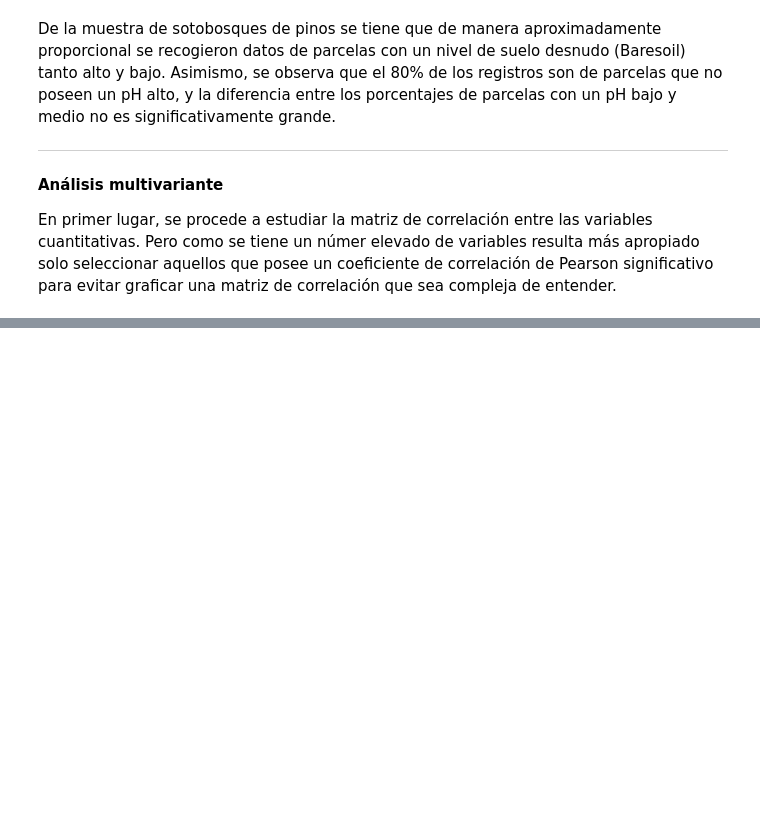
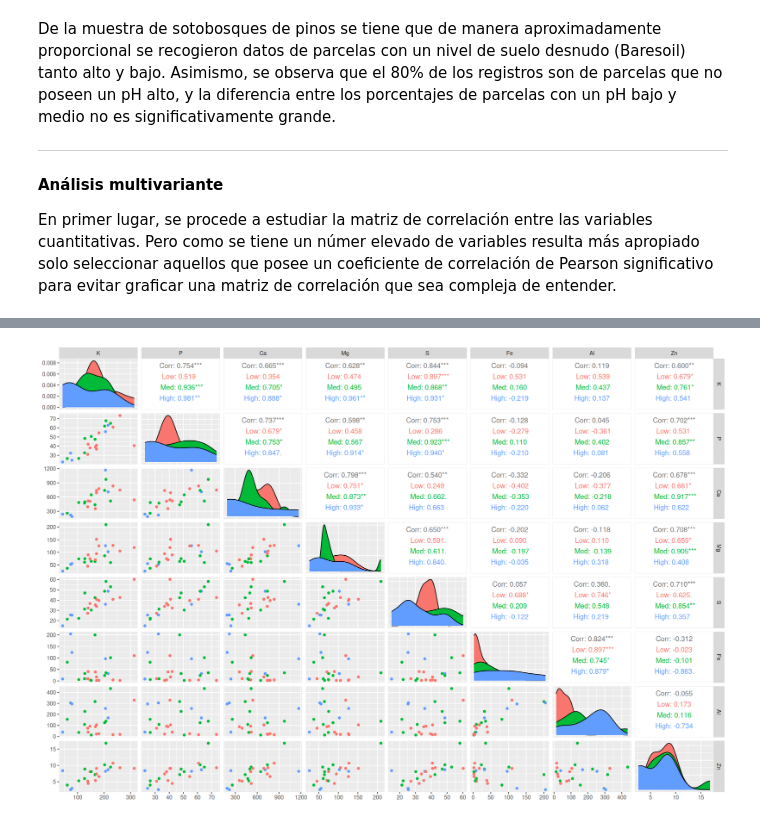
Before and after one commit to HugoVarelaSanchez/MEDAD_Vegetales, a Jupyter notebook: script.ipynb, the cells around one changed output, grey strips where cells are left out. Cells and saved outputs as stored; diff of their text form; code cells hidden in the pictures; blank space fills up the shorter version.

```diff
--- a/script.ipynb
+++ b/script.ipynb
@@ -247 +249,6 @@ pairs.panels(df_numeric[, elementos], smooth = T, density = T, digits = 2,
+# %%
+ggpairs(df_vegetal[, elementos],
+        aes(color = df_vegetal$pH))
+# %% [output]
+[figure, added]
 # %% [markdown]
```
Also changed, not shown: parts of 25 cells of this notebook.
